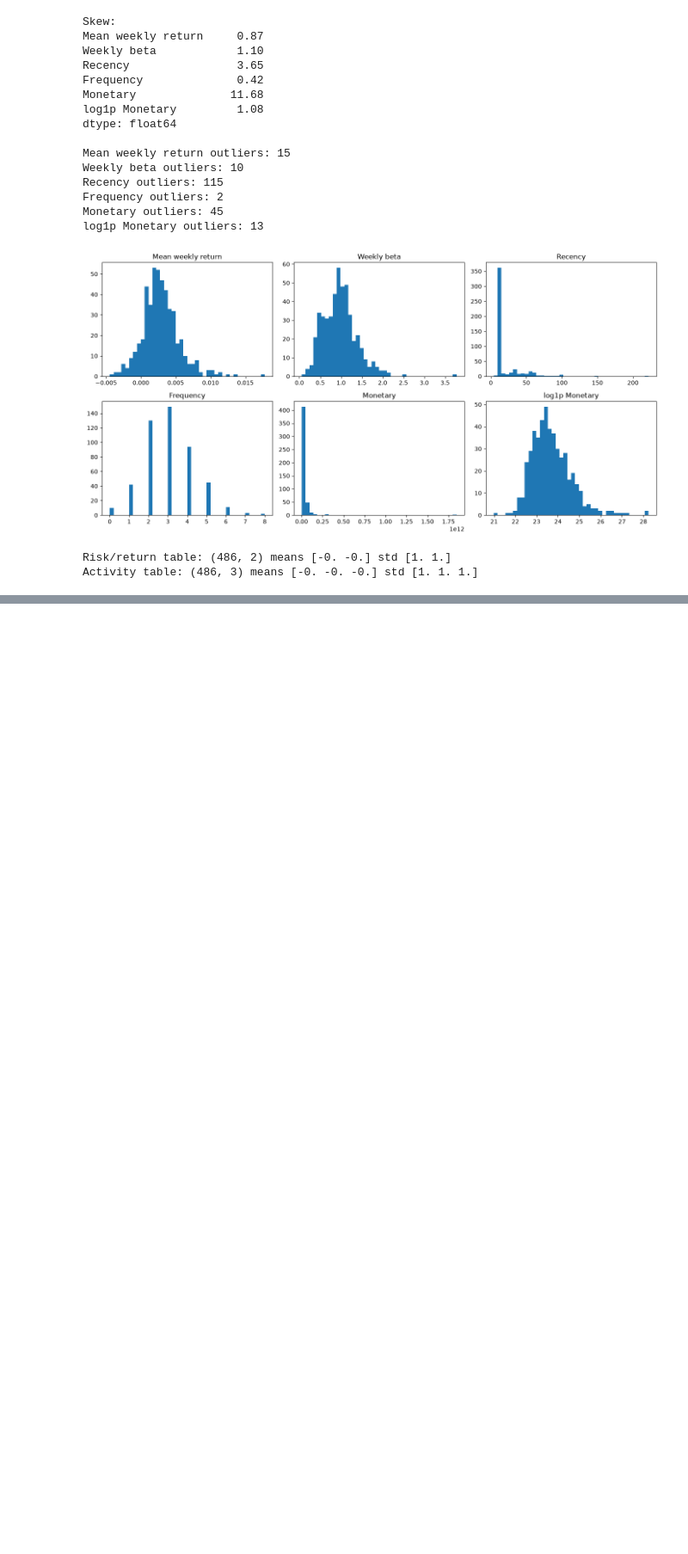
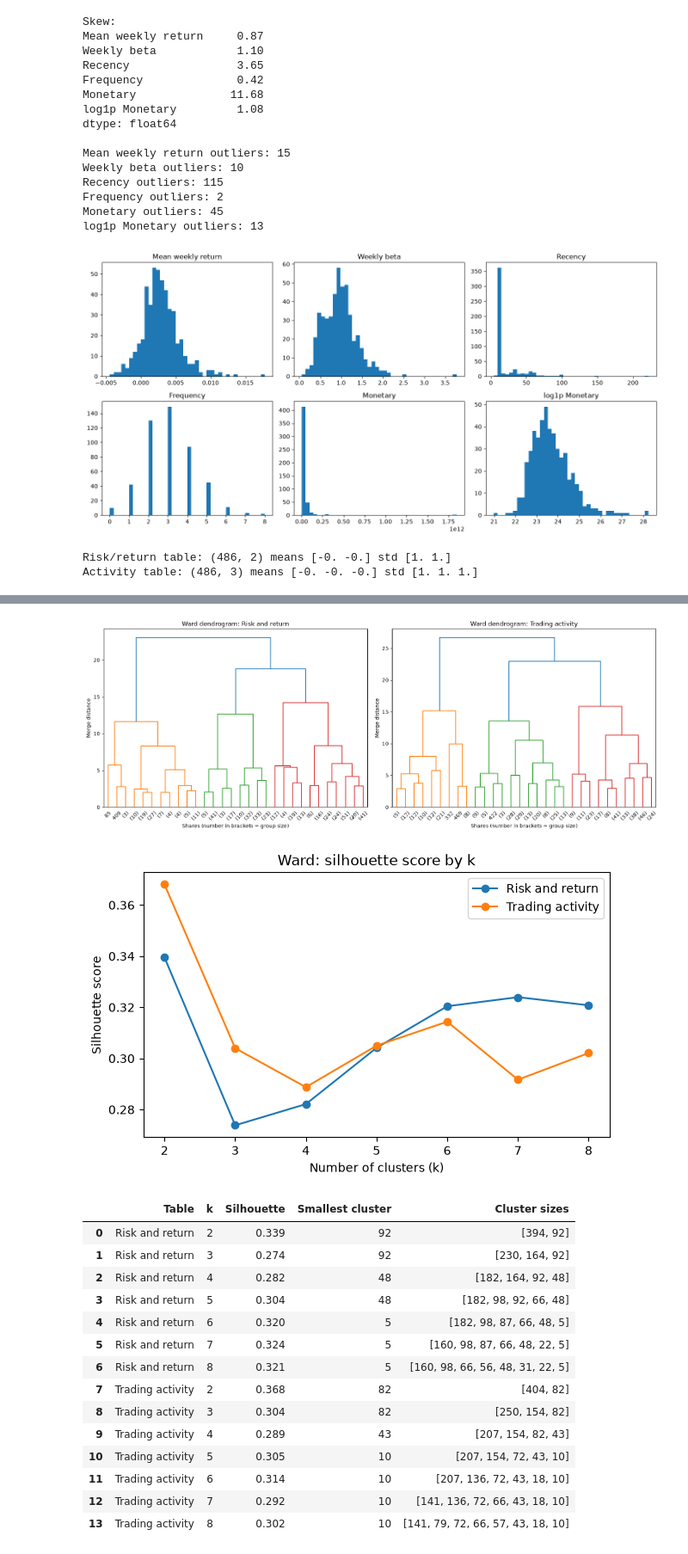
Before and after one commit to zafar-m3n/crm-coursework-stock-clusters, a Jupyter notebook: CRM Assignment - Grouping S&P 500 Stocks.ipynb, the cells around one changed output, grey strips where cells are left out. Shown at 86% size. Cells and saved outputs as stored; diff of their text form; code cells hidden in the pictures; blank space fills up the shorter version.

Commit message:
Add Ward clustering with dendrograms and k=2-8 silhouette comparison

```diff
--- a/CRM Assignment - Grouping S&P 500 Stocks.ipynb
+++ b/CRM Assignment - Grouping S&P 500 Stocks.ipynb
@@ -478,0 +482,60 @@ Activity table: (486, 3) means [-0. -0. -0.] std [1. 1. 1.]
+# %%
+from scipy.cluster.hierarchy import linkage, dendrogram
+from sklearn.cluster import AgglomerativeClustering
+from sklearn.metrics import silhouette_score
+
+tables = {"Risk and return": X_risk, "Trading activity": X_activity}
+
+fig, axes = plt.subplots(1, 2, figsize=(16, 6))
+for ax, (name, X) in zip(axes, tables.items()):
+    Z = linkage(X, method="ward", metric="euclidean")
+    # only show the last 30 merges so the tree is readable
+    dendrogram(Z, truncate_mode="lastp", p=30, ax=ax)
+    ax.set_title("Ward dendrogram: " + name)
+    ax.set_xlabel("Shares (number in brackets = group size)")
+    ax.set_ylabel("Merge distance")
+plt.tight_layout()
+plt.savefig("outputs/figures/ward_dendrograms.png", dpi=150)
+plt.show()
+
+ward_results = []
+for name, X in tables.items():
+    for k in range(2, 9):
+        labels = AgglomerativeClustering(n_clusters=k, linkage="ward").fit_predict(X)
+        sizes = sorted(np.bincount(labels).tolist(), reverse=True)
+        ward_results.append([name, k, silhouette_score(X, labels), min(sizes), sizes])
+
+ward_results = pd.DataFrame(ward_results, columns=["Table", "k", "Silhouette", "Smallest cluster", "Cluster sizes"])
+ward_results.to_csv("outputs/ward_k_selection.csv", index=False)
+
+fig, ax = plt.subplots(figsize=(7, 4))
+for name in tables:
+    part = ward_results[ward_results["Table"] == name]
+    ax.plot(part["k"], part["Silhouette"], marker="o", label=name)
+ax.set_xlabel("Number of clusters (k)")
+ax.set_ylabel("Silhouette score")
+ax.set_title("Ward: silhouette score by k")
+ax.legend()
+plt.savefig("outputs/figures/ward_silhouette.png", dpi=150)
+plt.show()
+
+# higher silhouette = clearer clusters, but very small clusters are not useful
+ward_results.round(3)
+# %% [output]
+[figure, added]
+[figure, added]
+|  | Table | k | Silhouette | Smallest cluster | Cluster sizes |
+| 0 | Risk and return | 2 | 0.339 | 92 | [394, 92] |
+| 1 | Risk and return | 3 | 0.274 | 92 | [230, 164, 92] |
+| 2 | Risk and return | 4 | 0.282 | 48 | [182, 164, 92, 48] |
+| 3 | Risk and return | 5 | 0.304 | 48 | [182, 98, 92, 66, 48] |
+| 4 | Risk and return | 6 | 0.320 | 5 | [182, 98, 87, 66, 48, 5] |
+| 5 | Risk and return | 7 | 0.324 | 5 | [160, 98, 87, 66, 48, 22, 5] |
+| 6 | Risk and return | 8 | 0.321 | 5 | [160, 98, 66, 56, 48, 31, 22, 5] |
+| 7 | Trading activity | 2 | 0.368 | 82 | [404, 82] |
+| 8 | Trading activity | 3 | 0.304 | 82 | [250, 154, 82] |
+| 9 | Trading activity | 4 | 0.289 | 43 | [207, 154, 82, 43] |
+| 10 | Trading activity | 5 | 0.305 | 10 | [207, 154, 72, 43, 10] |
+| 11 | Trading activity | 6 | 0.314 | 10 | [207, 136, 72, 43, 18, 10] |
+| 12 | Trading activity | 7 | 0.292 | 10 | [141, 136, 72, 66, 43, 18, 10] |
+| 13 | Trading activity | 8 | 0.302 | 10 | [141, 79, 72, 66, 57, 43, 18, 10] |
```
Also changed, not shown: parts of 1 cell of this notebook, 3 other files.
